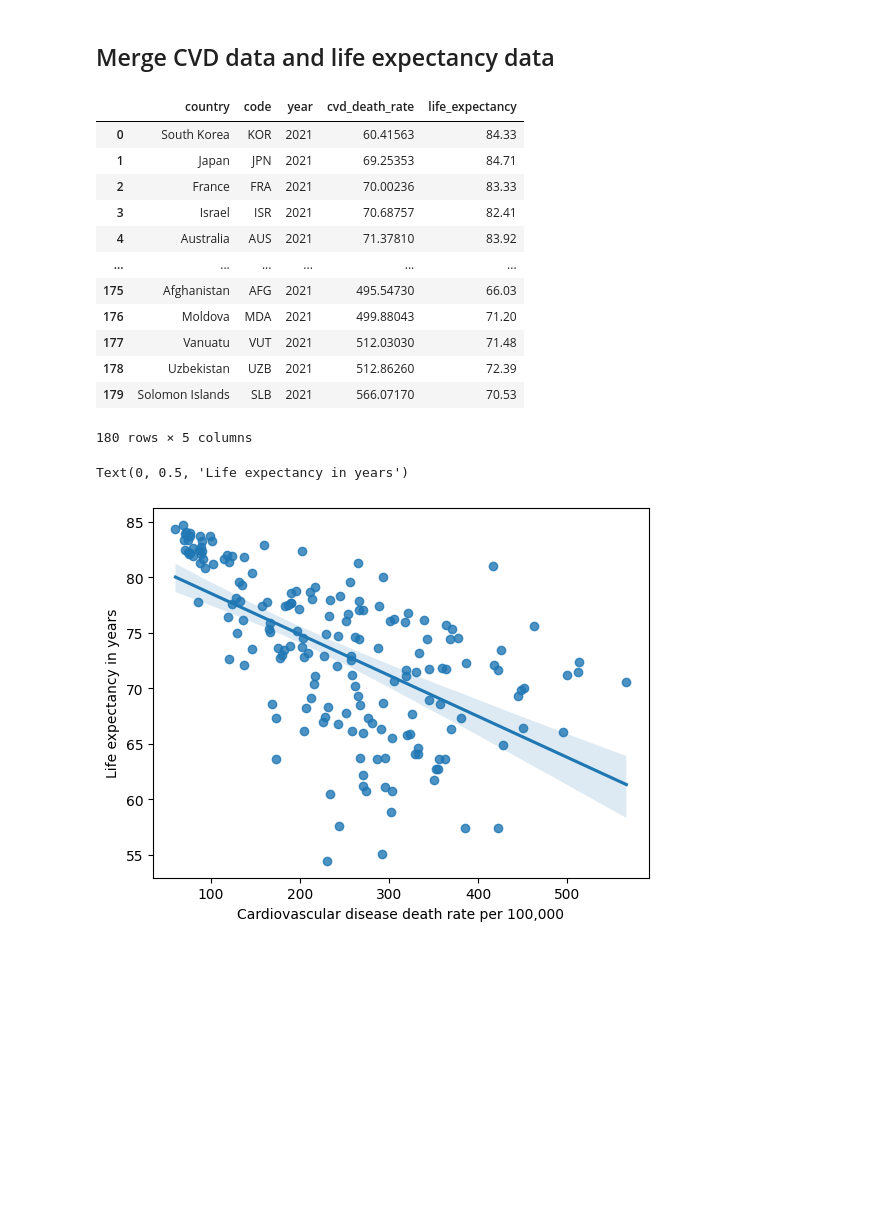
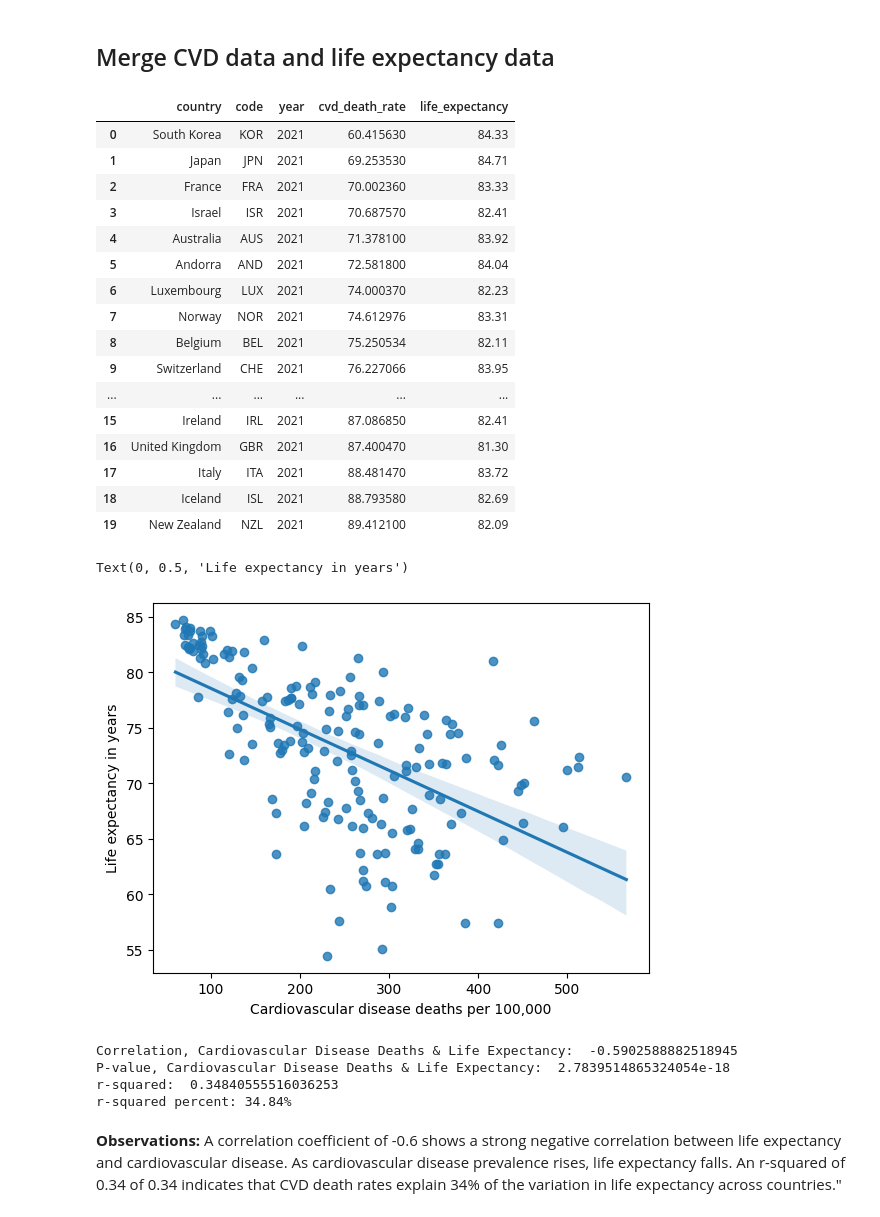
Before and after one commit to chandlershortlidge/sleep-heath-analysis, a Jupyter notebook: main.ipynb, the cells around one changed output. Saved outputs shown, nothing was run; the diff lists cells and outputs as text; code cells hidden in the pictures; blank space fills up the shorter version.

Commit message:
observations

```diff
--- a/main.ipynb
+++ b/main.ipynb
@@ -489,27 +489,46 @@ life_exp
 ## Merge CVD data and life expectancy data
 # %%
 df_merged = cvd_2021.merge(life_exp, on="country", how="inner")
-df_merged
+df_merged.head(20)
 # %% [output]
 |  | country | code | year | cvd_death_rate | life_expectancy |
-| 0 | South Korea | KOR | 2021 | 60.41563 | 84.33 |
-| 1 | Japan | JPN | 2021 | 69.25353 | 84.71 |
-| 2 | France | FRA | 2021 | 70.00236 | 83.33 |
-| 3 | Israel | ISR | 2021 | 70.68757 | 82.41 |
-| 4 | Australia | AUS | 2021 | 71.37810 | 83.92 |
+| 0 | South Korea | KOR | 2021 | 60.415630 | 84.33 |
+| 1 | Japan | JPN | 2021 | 69.253530 | 84.71 |
+| 2 | France | FRA | 2021 | 70.002360 | 83.33 |
+| 3 | Israel | ISR | 2021 | 70.687570 | 82.41 |
+| 4 | Australia | AUS | 2021 | 71.378100 | 83.92 |
+| 5 | Andorra | AND | 2021 | 72.581800 | 84.04 |
+| 6 | Luxembourg | LUX | 2021 | 74.000370 | 82.23 |
+| 7 | Norway | NOR | 2021 | 74.612976 | 83.31 |
+| 8 | Belgium | BEL | 2021 | 75.250534 | 82.11 |
+| 9 | Switzerland | CHE | 2021 | 76.227066 | 83.95 |
 | ... | ... | ... | ... | ... | ... |
-| 175 | Afghanistan | AFG | 2021 | 495.54730 | 66.03 |
-| 176 | Moldova | MDA | 2021 | 499.88043 | 71.20 |
-| 177 | Vanuatu | VUT | 2021 | 512.03030 | 71.48 |
-| 178 | Uzbekistan | UZB | 2021 | 512.86260 | 72.39 |
-| 179 | Solomon Islands | SLB | 2021 | 566.07170 | 70.53 |
+| 15 | Ireland | IRL | 2021 | 87.086850 | 82.41 |
+| 16 | United Kingdom | GBR | 2021 | 87.400470 | 81.30 |
+| 17 | Italy | ITA | 2021 | 88.481470 | 83.72 |
+| 18 | Iceland | ISL | 2021 | 88.793580 | 82.69 |
+| 19 | New Zealand | NZL | 2021 | 89.412100 | 82.09 |
-180 rows × 5 columns
 # %%
 sns.regplot(data=df_merged,
             x="cvd_death_rate",
             y="life_expectancy")
-plt.xlabel("Cardiovascular disease death rate per 100,000")
+plt.xlabel("Cardiovascular disease deaths per 100,000")
 plt.ylabel("Life expectancy in years")
 # %% [output]
 Text(0, 0.5, 'Life expectancy in years')
-[figure, old version]
+[figure, new version]
+# %%
+correlation, p_value = pearsonr(df_merged['cvd_death_rate'], df_merged['life_expectancy'])
+r_squared = correlation ** 2
+r_squared_percent = r_squared * 100
+print("Correlation, Cardiovascular Disease Deaths & Life Expectancy: ", correlation)
+print("P-value, Cardiovascular Disease Deaths & Life Expectancy: ", p_value)
+print("r-squared: ", r_squared)
+print(f"r-squared percent: {r_squared_percent:.2f}%")
+# %% [output]
+Correlation, Cardiovascular Disease Deaths & Life Expectancy:  -0.5902588882518945
+P-value, Cardiovascular Disease Deaths & Life Expectancy:  2.7839514865324054e-18
+r-squared:  0.34840555516036253
+r-squared percent: 34.84%
+# %% [markdown]
+**Observations:** A correlation coefficient of -0.6 shows a strong negative correlation between life expectancy and cardiovascular disease. As cardiovascular disease prevalence rises, life expectancy falls. An r-squared of 0.34 of 0.34 indicates that CVD death rates explain 34% of the variation in life expectancy across countries."
```
